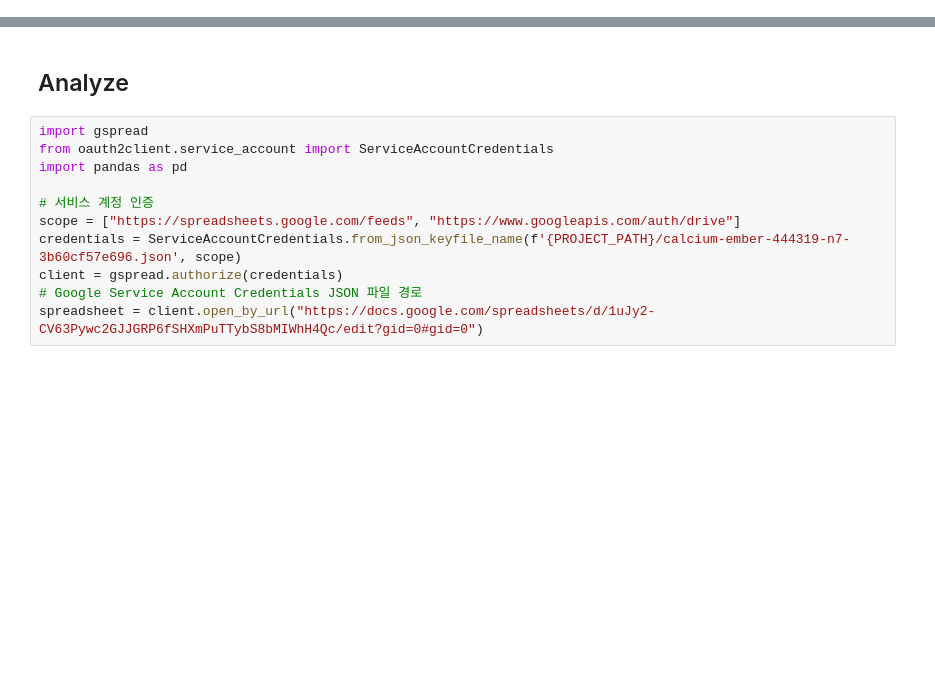
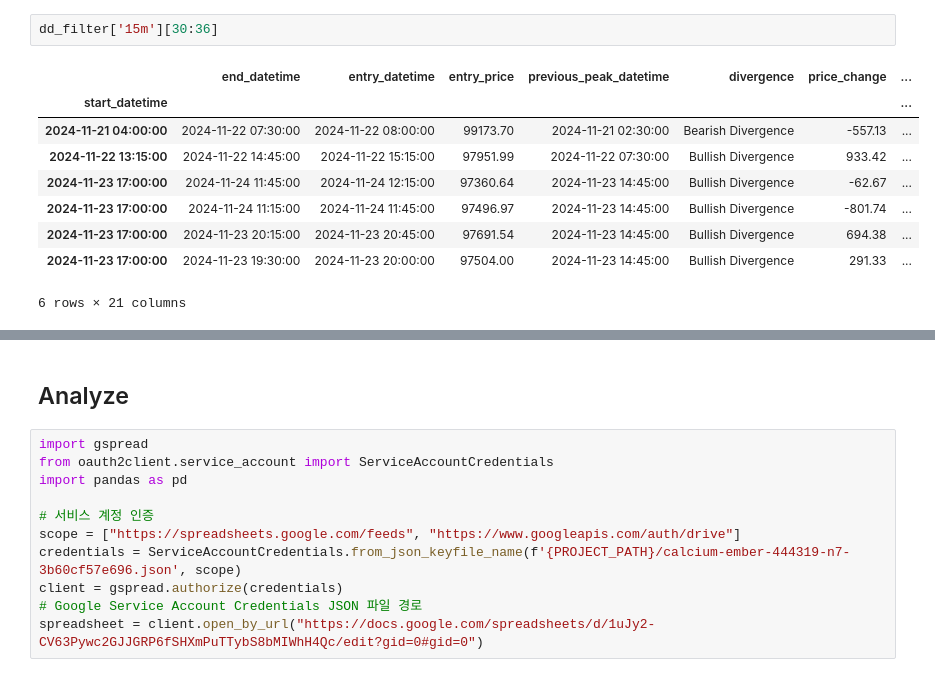
Before and after one commit to Shawn-Kim96/rsi_divergence_detector, a Jupyter notebook: notebooks/2.0-divergence_detector_test.ipynb, the cells around one changed output, grey strips where cells are left out. Saved outputs shown, nothing was run; the diff lists cells and outputs as text; blank space fills up the shorter version.

```diff
--- a/notebooks/2.0-divergence_detector_test.ipynb
+++ b/notebooks/2.0-divergence_detector_test.ipynb
@@ -98,0 +52,12 @@ rsi_peaks_df_idx = set(df.index[rsi_peaks])
+# %%
+dd_filter['15m'][30:36]
+# %% [output]
+|  | end_datetime | entry_datetime | entry_price | previous_peak_datetime | divergence | price_change | ... |
+| start_datetime |  |  |  |  |  |  | ... |
+| 2024-11-21 04:00:00 | 2024-11-22 07:30:00 | 2024-11-22 08:00:00 | 99173.70 | 2024-11-21 02:30:00 | Bearish Divergence | -557.13 | ... |
+| 2024-11-22 13:15:00 | 2024-11-22 14:45:00 | 2024-11-22 15:15:00 | 97951.99 | 2024-11-22 07:30:00 | Bullish Divergence | 933.42 | ... |
+| 2024-11-23 17:00:00 | 2024-11-24 11:45:00 | 2024-11-24 12:15:00 | 97360.64 | 2024-11-23 14:45:00 | Bullish Divergence | -62.67 | ... |
+| 2024-11-23 17:00:00 | 2024-11-24 11:15:00 | 2024-11-24 11:45:00 | 97496.97 | 2024-11-23 14:45:00 | Bullish Divergence | -801.74 | ... |
+| 2024-11-23 17:00:00 | 2024-11-23 20:15:00 | 2024-11-23 20:45:00 | 97691.54 | 2024-11-23 14:45:00 | Bullish Divergence | 694.38 | ... |
+| 2024-11-23 17:00:00 | 2024-11-23 19:30:00 | 2024-11-23 20:00:00 | 97504.00 | 2024-11-23 14:45:00 | Bullish Divergence | 291.33 | ... |
+6 rows × 21 columns
```
Also changed, not shown: parts of 15 cells of this notebook, 2 other files.
